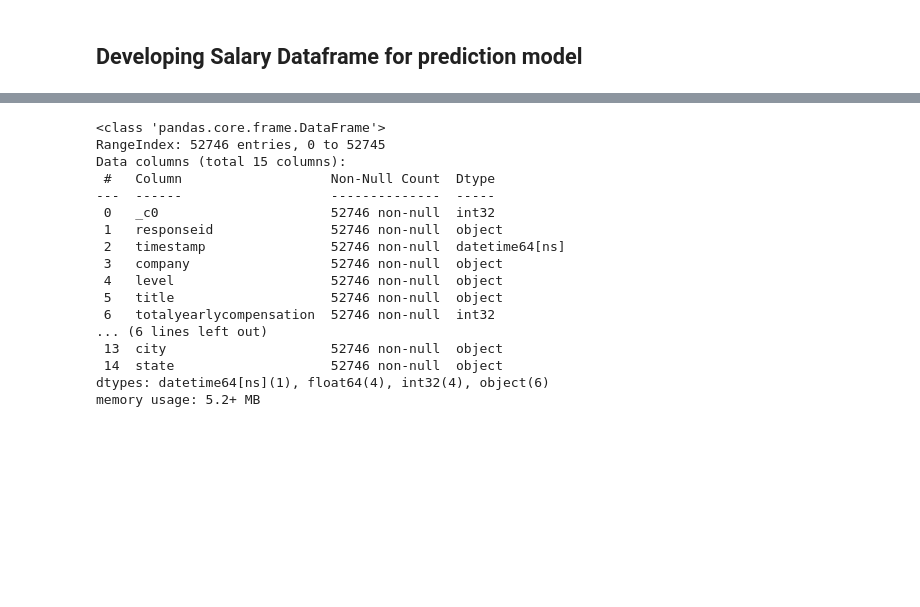
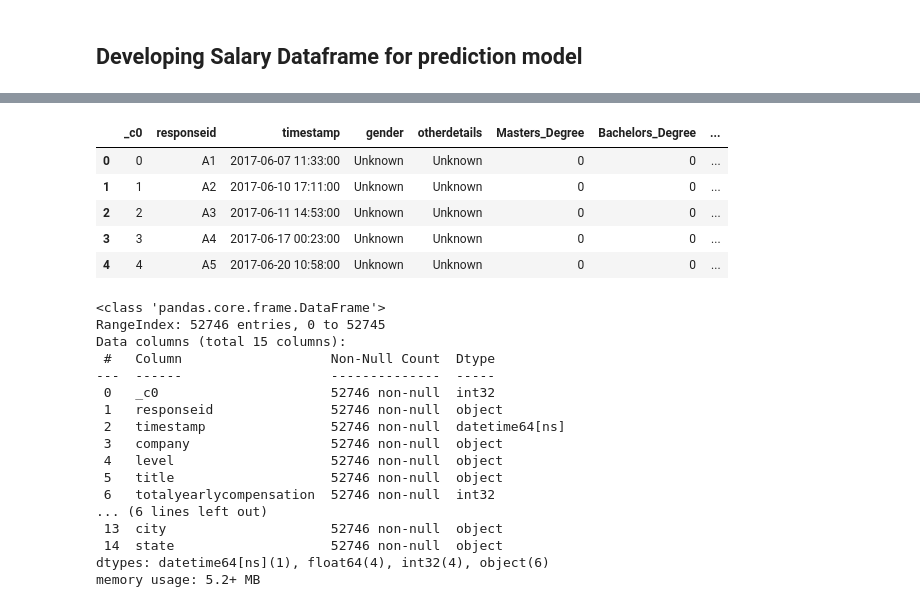
Before and after one commit to cllanesgit/GroupProject, a Jupyter notebook: Data_Science_Salary_Machine_Learning_Model.ipynb, the cells around one changed output, grey strips where cells are left out. Cells and saved outputs as stored; diff of their text form; code cells hidden in the pictures; blank space fills up the shorter version.

Commit message:
Added participants table

```diff
--- a/Data_Science_Salary_Machine_Learning_Model.ipynb
+++ b/Data_Science_Salary_Machine_Learning_Model.ipynb
@@ -83,3 +84,13 @@ salary_data.show()
 | 20|       A21|2017-07-25 14:44:00|      OATH|  IC4|   Software Engineer|                 155000|              8.0|           7.0|    125000|        30000.0|15000.0|       33|    Sunnyvale|   CA|
 +---+----------+-------------------+----------+-----+--------------------+-----------------------+-----------------+--------------+----------+---------------+-------+---------+-------------+-----+
 only showing top 20 rows
+# %%
+# Survey Participants Data
+# Read in data from S3 Buckets
+from pyspark import SparkFiles
+url="https://group-project-data-bucket.s3.amazonaws.com/clean_participants_data.csv"
+spark.sparkContext.addFile(url)
+participants_data = spark.read.csv(SparkFiles.get("clean_participants_data.csv"), sep=",", header=True, inferSchema=True)
+
+# Show DataFrame
+participants_data.show()
@@ -104,3 +133,13 @@ salary_df.head()
 | 2 | 2 | A3 | 2017-06-11 14:53:00 | AMAZON | L7 | Product Manager | 310000 | 8.0 | ... |
 | 3 | 3 | A4 | 2017-06-17 00:23:00 | APPLE | M1 | Software Engineering Manager | 372000 | 7.0 | ... |
 | 4 | 4 | A5 | 2017-06-20 10:58:00 | MICROSOFT | 60 | Software Engineer | 157000 | 5.0 | ... |
+# %%
+participants_df = participants_data.toPandas()
+participants_df.head()
+# %% [output]
+|  | _c0 | responseid | timestamp | gender | otherdetails | Masters_Degree | Bachelors_Degree | ... |
+| 0 | 0 | A1 | 2017-06-07 11:33:00 | Unknown | Unknown | 0 | 0 | ... |
+| 1 | 1 | A2 | 2017-06-10 17:11:00 | Unknown | Unknown | 0 | 0 | ... |
+| 2 | 2 | A3 | 2017-06-11 14:53:00 | Unknown | Unknown | 0 | 0 | ... |
+| 3 | 3 | A4 | 2017-06-17 00:23:00 | Unknown | Unknown | 0 | 0 | ... |
+| 4 | 4 | A5 | 2017-06-20 10:58:00 | Unknown | Unknown | 0 | 0 | ... |
```
Also changed, not shown: parts of 5 cells of this notebook.
